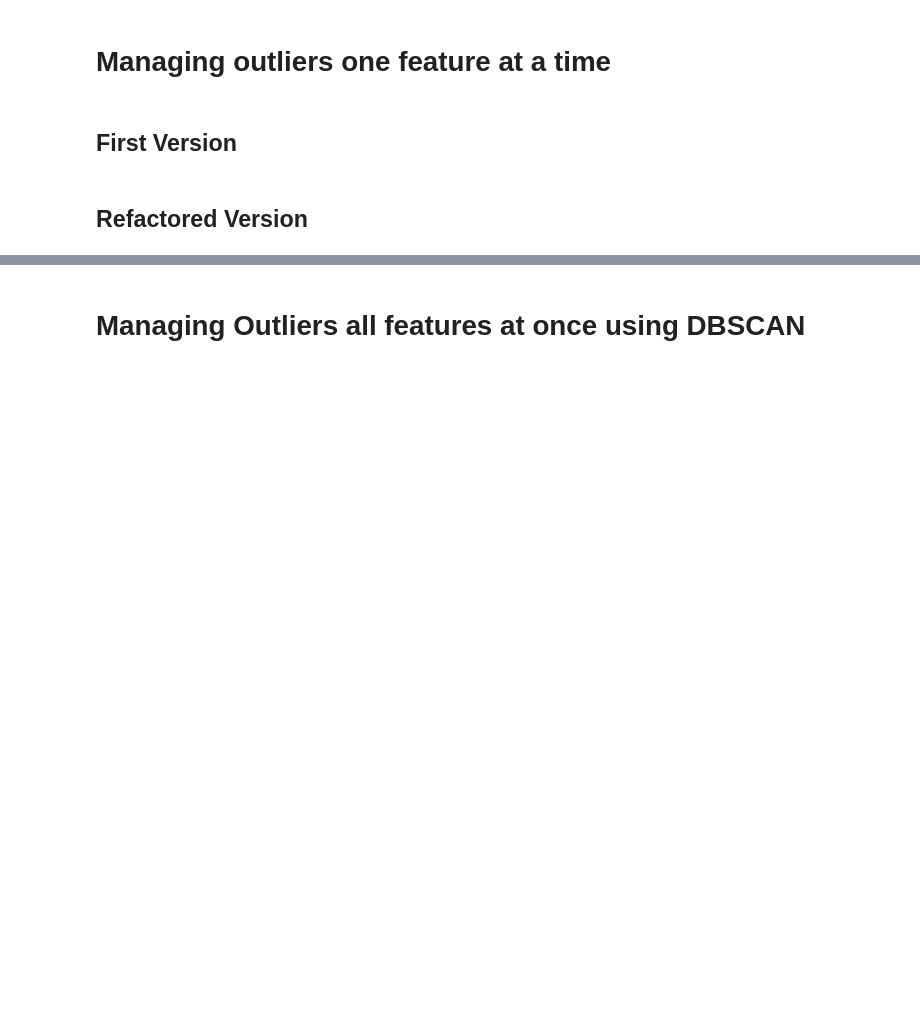
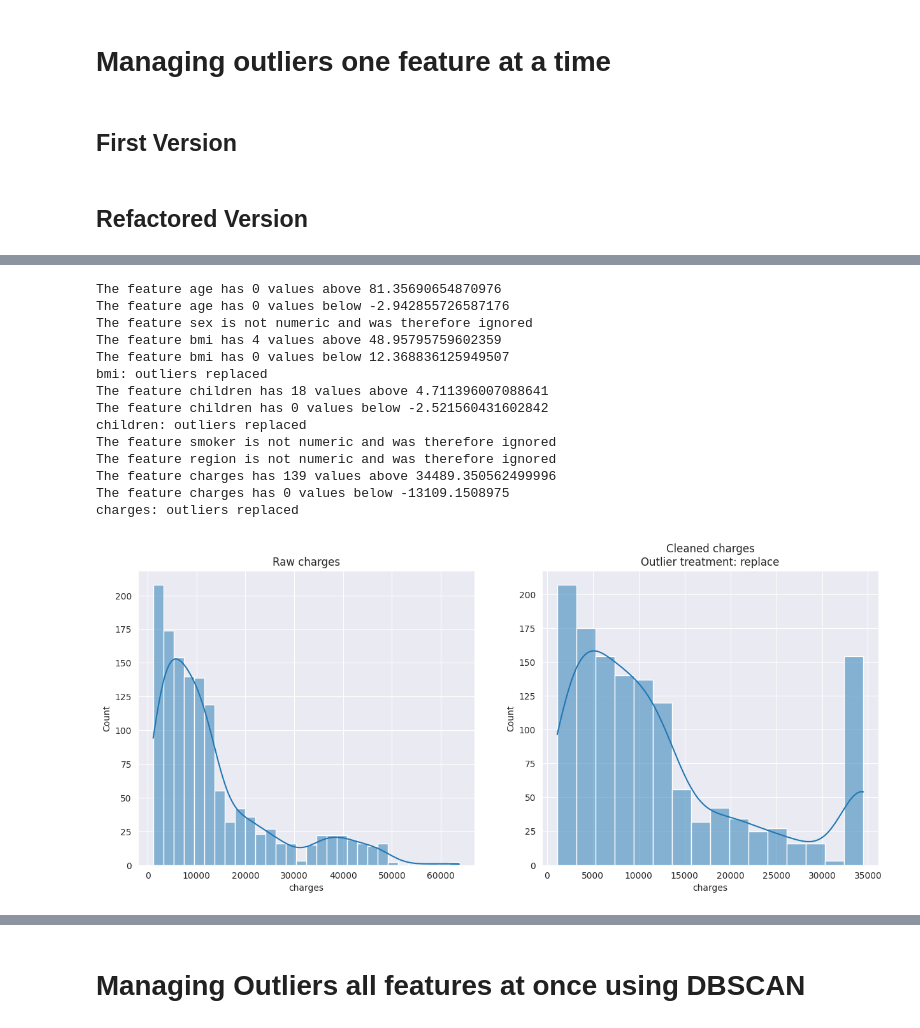
Before and after one commit to RodolfoPCruz/eda_toolkit, a Jupyter notebook: notebooks/outliers.ipynb, the cells around one changed output, grey strips where cells are left out. Cells and saved outputs as stored; diff of their text form; code cells hidden in the pictures; blank space fills up the shorter version.

```diff
--- a/notebooks/outliers.ipynb
+++ b/notebooks/outliers.ipynb
@@ -332,0 +367,24 @@ The feature Player-additional is not numeric and was therefore ignored
+# %%
+insurance_cleaned = clean_outliers(insurance,
+                                   outlier_treatment = 'replace')
+
+visualize_effects_outliers_treatment(insurance,
+                                     insurance_cleaned,
+                                     'charges',
+                                     'replace')
+# %% [output]
+The feature age has 0 values above 81.35690654870976
+The feature age has 0 values below -2.942855726587176
+The feature sex is not numeric and was therefore ignored
+The feature bmi has 4 values above 48.95795759602359
+The feature bmi has 0 values below 12.368836125949507
+bmi: outliers replaced
+The feature children has 18 values above 4.711396007088641
+The feature children has 0 values below -2.521560431602842
+children: outliers replaced
+The feature smoker is not numeric and was therefore ignored
+The feature region is not numeric and was therefore ignored
+The feature charges has 139 values above 34489.350562499996
+The feature charges has 0 values below -13109.1508975
+charges: outliers replaced
+[figure, added]
```
Also changed, not shown: parts of 4 cells of this notebook.
